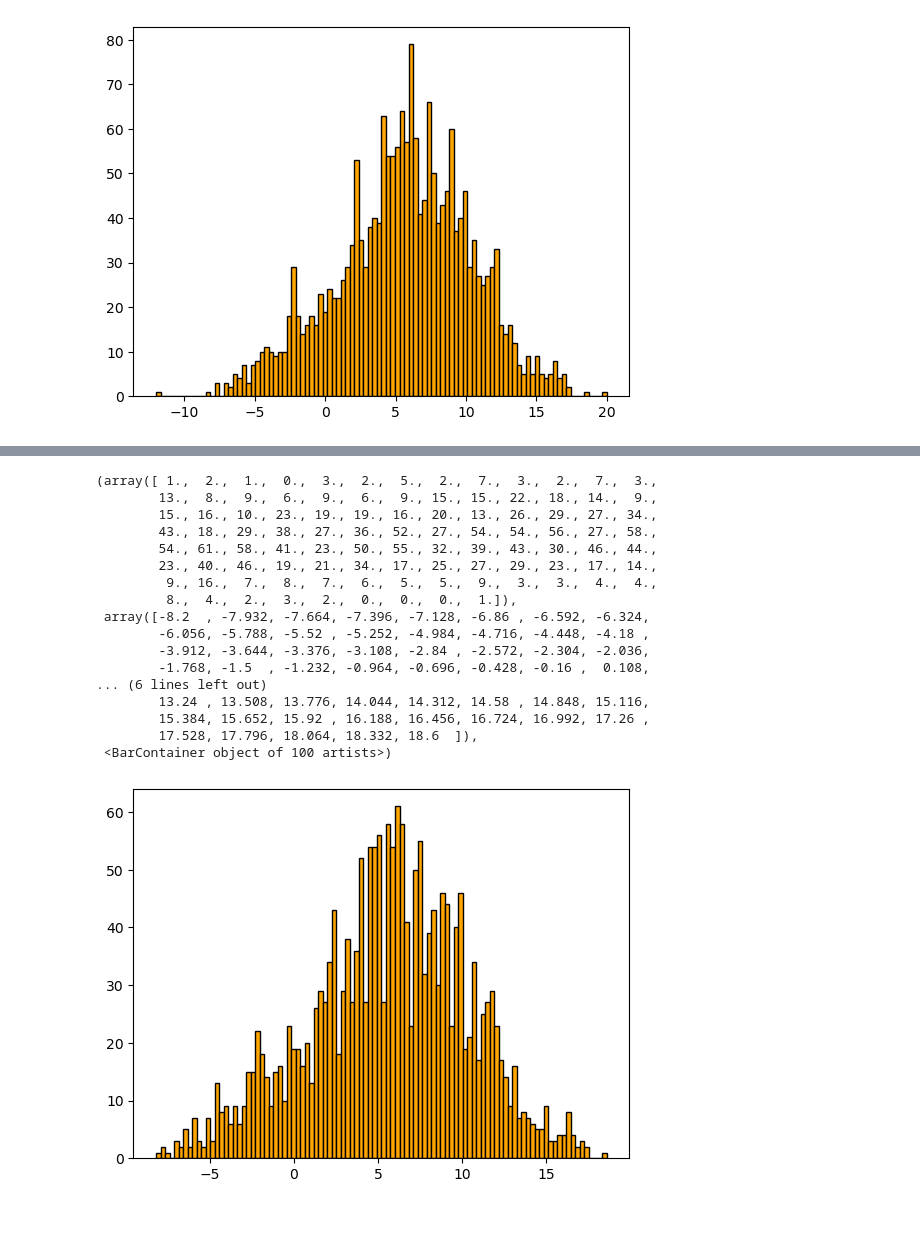
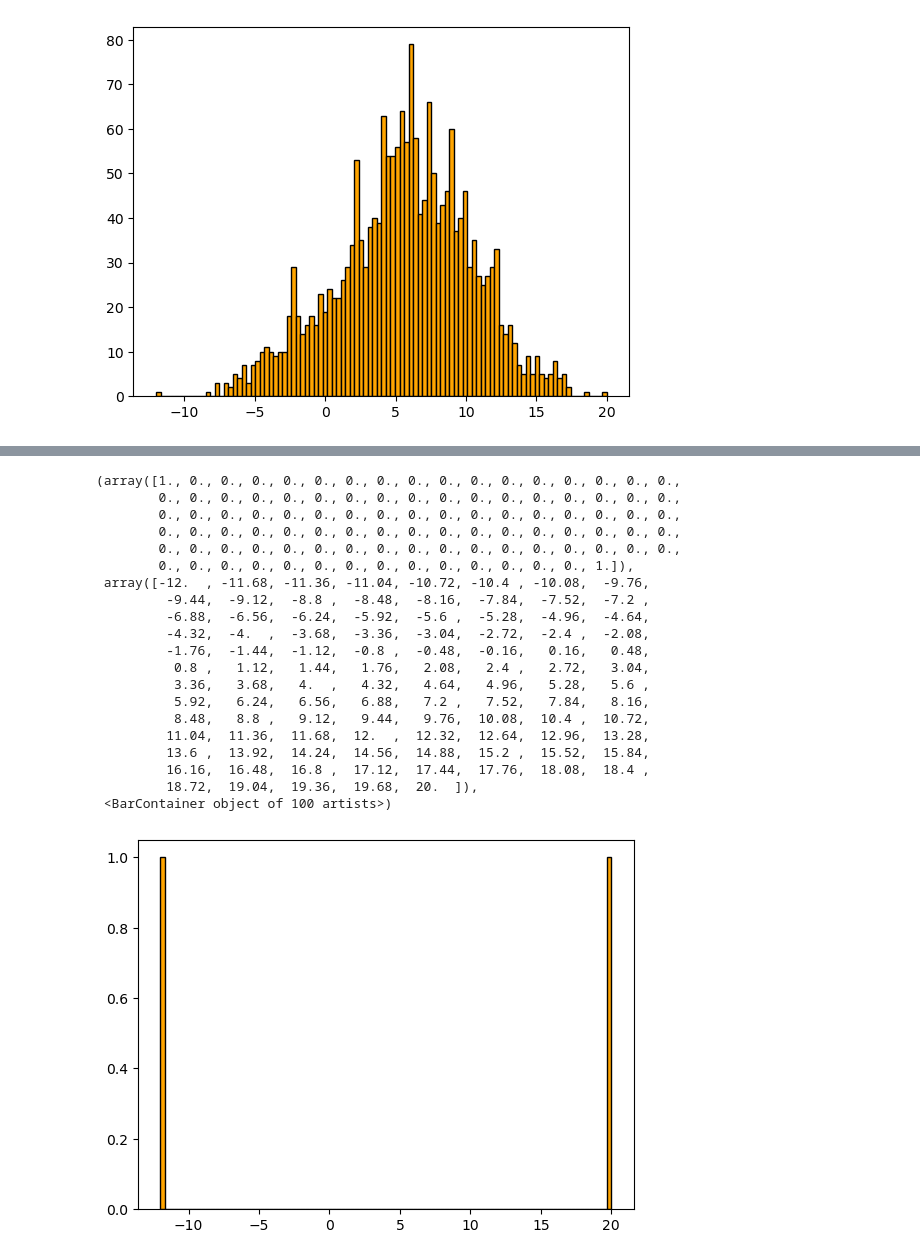
Before and after one commit to Maximilian-Carlback/Assignment-1, a Jupyter notebook: Assignment_1.ipynb, the cells around one changed output, grey strips where cells are left out. Saved outputs shown, nothing was run; the diff lists cells and outputs as text; code cells hidden in the pictures; blank space fills up the shorter version.

```diff
--- a/Assignment_1.ipynb
+++ b/Assignment_1.ipynb
@@ -259,9 +264,8 @@ print("Dirty",df_monthly_DIRTY)
 
 print(" Dirty: ",df_monthly_DIRTY.describe())
 print("index",df_monthly_DIRTY.index)
-print(df_monthly_DIRTY.loc[91])
 #mlp.hist(df_monthly_DIRTY["Lufttemperatur"], bins=100, color='orange', edgecolor='black')
-mlp.hist(df_monthly_CLEAN["Lufttemperatur"], bins=100, color='orange', edgecolor='black')
+mlp.hist(df_monthly_DIRTY["Lufttemperatur"], bins=100, color='orange', edgecolor='black')
 # %% [output]
 5.573597194388777
 4.762135458108644
@@ -285,18 +285,21 @@ Name: 91, dtype: object
-(array([ 1.,  2.,  1.,  0.,  3.,  2.,  5.,  2.,  7.,  3.,  2.,  7.,  3.,
-        13.,  8.,  9.,  6.,  9.,  6.,  9., 15., 15., 22., 18., 14.,  9.,
-        15., 16., 10., 23., 19., 19., 16., 20., 13., 26., 29., 27., 34.,
-        43., 18., 29., 38., 27., 36., 52., 27., 54., 54., 56., 27., 58.,
-        54., 61., 58., 41., 23., 50., 55., 32., 39., 43., 30., 46., 44.,
-        23., 40., 46., 19., 21., 34., 17., 25., 27., 29., 23., 17., 14.,
-         9., 16.,  7.,  8.,  7.,  6.,  5.,  5.,  9.,  3.,  3.,  4.,  4.,
-         8.,  4.,  2.,  3.,  2.,  0.,  0.,  0.,  1.]),
- array([-8.2  , -7.932, -7.664, -7.396, -7.128, -6.86 , -6.592, -6.324,
-        -6.056, -5.788, -5.52 , -5.252, -4.984, -4.716, -4.448, -4.18 ,
-        -3.912, -3.644, -3.376, -3.108, -2.84 , -2.572, -2.304, -2.036,
-        -1.768, -1.5  , -1.232, -0.964, -0.696, -0.428, -0.16 ,  0.108,
-... (6 lines left out)
-        13.24 , 13.508, 13.776, 14.044, 14.312, 14.58 , 14.848, 15.116,
-        15.384, 15.652, 15.92 , 16.188, 16.456, 16.724, 16.992, 17.26 ,
-        17.528, 17.796, 18.064, 18.332, 18.6  ]),
+(array([1., 0., 0., 0., 0., 0., 0., 0., 0., 0., 0., 0., 0., 0., 0., 0., 0.,
+        0., 0., 0., 0., 0., 0., 0., 0., 0., 0., 0., 0., 0., 0., 0., 0., 0.,
+        0., 0., 0., 0., 0., 0., 0., 0., 0., 0., 0., 0., 0., 0., 0., 0., 0.,
+        0., 0., 0., 0., 0., 0., 0., 0., 0., 0., 0., 0., 0., 0., 0., 0., 0.,
+        0., 0., 0., 0., 0., 0., 0., 0., 0., 0., 0., 0., 0., 0., 0., 0., 0.,
+        0., 0., 0., 0., 0., 0., 0., 0., 0., 0., 0., 0., 0., 0., 1.]),
+ array([-12.  , -11.68, -11.36, -11.04, -10.72, -10.4 , -10.08,  -9.76,
+         -9.44,  -9.12,  -8.8 ,  -8.48,  -8.16,  -7.84,  -7.52,  -7.2 ,
+         -6.88,  -6.56,  -6.24,  -5.92,  -5.6 ,  -5.28,  -4.96,  -4.64,
+         -4.32,  -4.  ,  -3.68,  -3.36,  -3.04,  -2.72,  -2.4 ,  -2.08,
+         -1.76,  -1.44,  -1.12,  -0.8 ,  -0.48,  -0.16,   0.16,   0.48,
+          0.8 ,   1.12,   1.44,   1.76,   2.08,   2.4 ,   2.72,   3.04,
+          3.36,   3.68,   4.  ,   4.32,   4.64,   4.96,   5.28,   5.6 ,
+          5.92,   6.24,   6.56,   6.88,   7.2 ,   7.52,   7.84,   8.16,
+          8.48,   8.8 ,   9.12,   9.44,   9.76,  10.08,  10.4 ,  10.72,
+         11.04,  11.36,  11.68,  12.  ,  12.32,  12.64,  12.96,  13.28,
+         13.6 ,  13.92,  14.24,  14.56,  14.88,  15.2 ,  15.52,  15.84,
+         16.16,  16.48,  16.8 ,  17.12,  17.44,  17.76,  18.08,  18.4 ,
+         18.72,  19.04,  19.36,  19.68,  20.  ]),
  <BarContainer object of 100 artists>)
-[figure, old version]
+[figure, new version]
```
Also changed, not shown: parts of 4 cells of this notebook.
